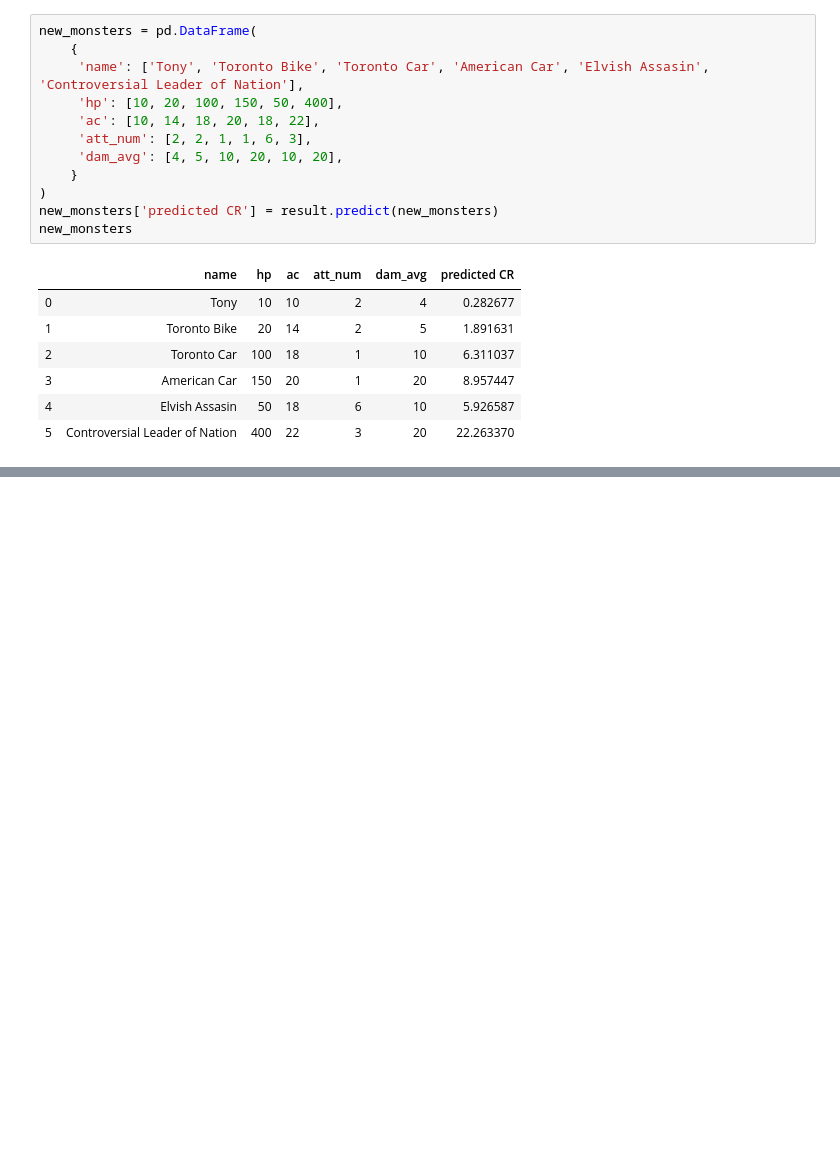
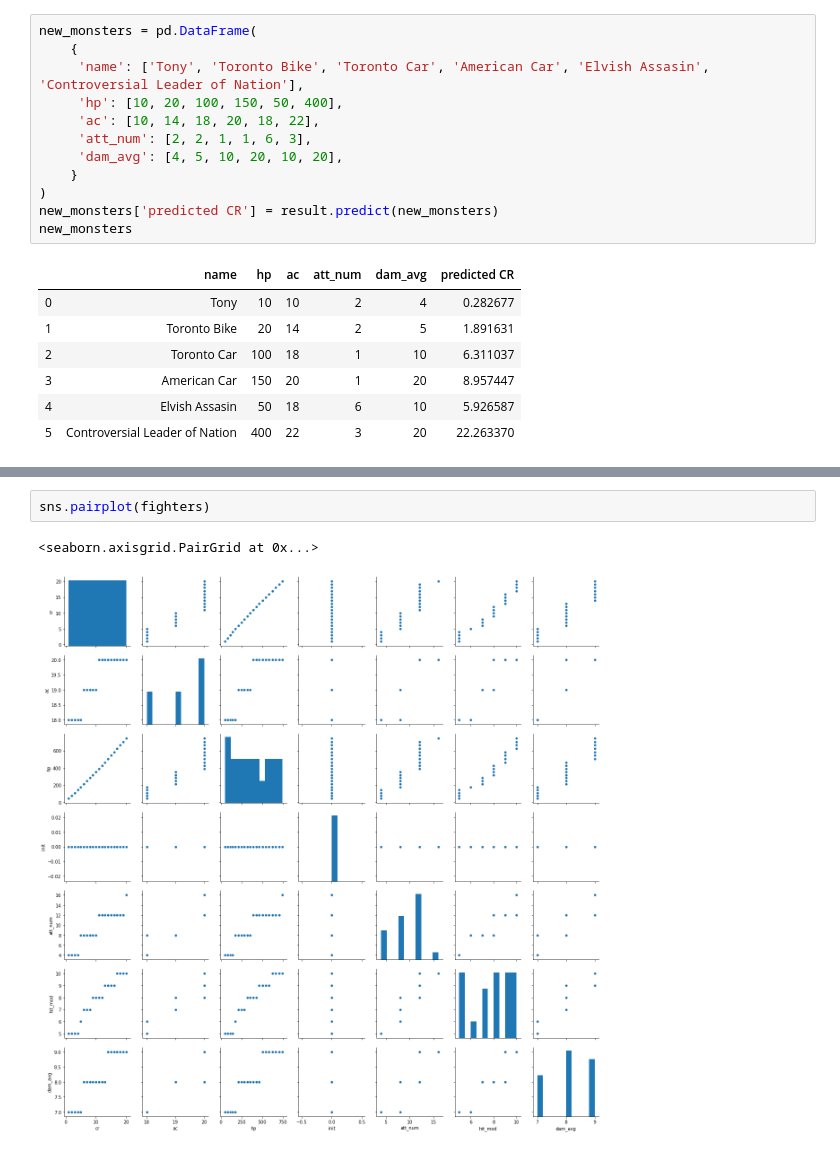
Before and after one commit to trant017/dndCombatAnalysis, a Jupyter notebook: FinalProject.ipynb, the cells around one changed output, grey strips where cells are left out. Drawn from its saved outputs; the diff is of its cells as text; blank space fills up the shorter version.

```diff
--- a/FinalProject.ipynb
+++ b/FinalProject.ipynb
@@ -299,0 +261,5 @@ False
+# %%
+sns.pairplot(fighters)
+# %% [output]
+<seaborn.axisgrid.PairGrid at 0x...>
+[figure, added]
```
Also changed, not shown: parts of 8 cells of this notebook.
